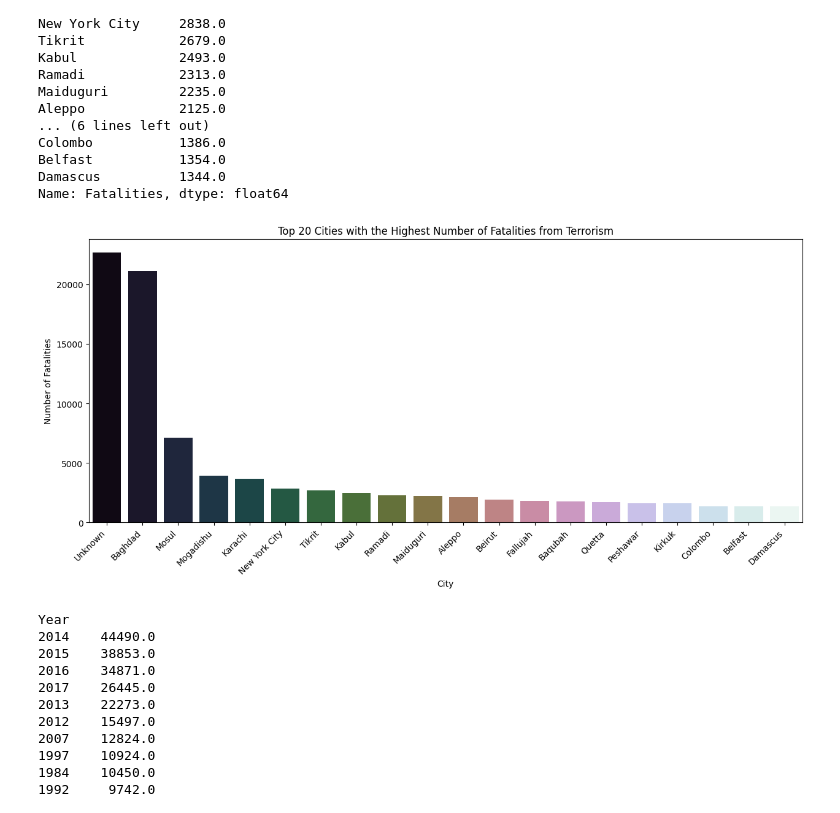
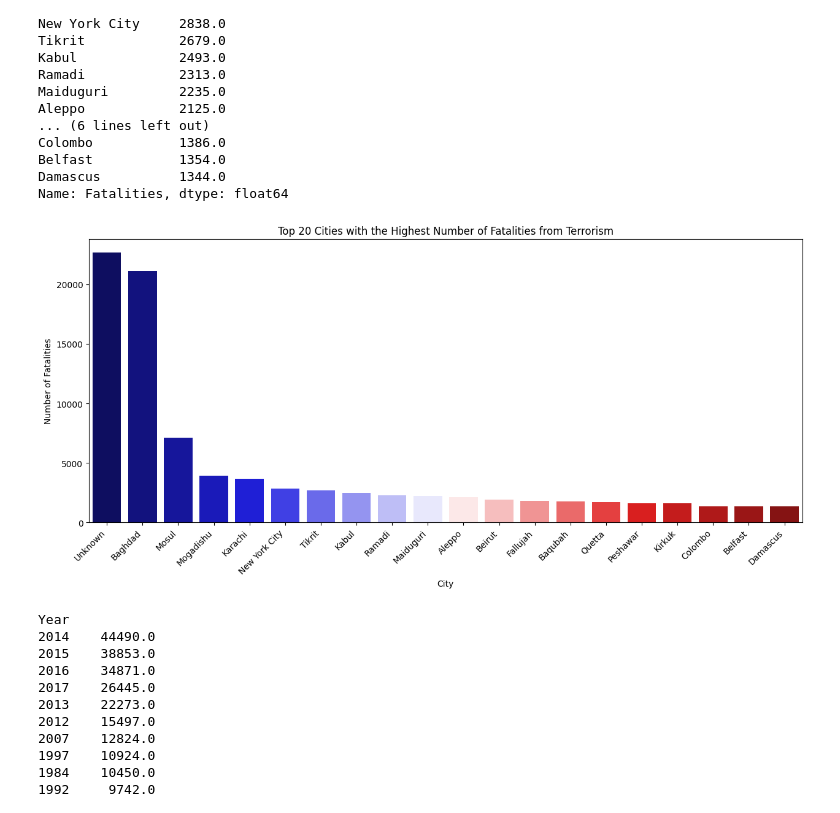
Before and after one commit to hitcaff/GLOBAL-TERRORISM-ANALYSIS, a Jupyter notebook: Hitesh_Srivastava__Global_Terrorism_Analysis_Capstone_Project.ipynb, the cells around one changed output. Cells and saved outputs as stored; diff of their text form; code cells hidden in the pictures.

```diff
--- a/Hitesh_Srivastava__Global_Terrorism_Analysis_Capstone_Project.ipynb
+++ b/Hitesh_Srivastava__Global_Terrorism_Analysis_Capstone_Project.ipynb
@@ -602,17 +605,16 @@ Belfast           1354.0
 Damascus          1344.0
 Name: Fatalities, dtype: float64
 # %%
-#Visualizing the number of killed by cities
 
 plt.figure(figsize=(15, 6))
-sns.barplot(x='City', y='Fatalities', data=top_20_kills_by_city, palette='cubehelix')
+sns.barplot(x=top_20_kills_by_city.index, y=top_20_kills_by_city.values, palette='seismic')
 plt.title('Top 20 Cities with the Highest Number of Fatalities from Terrorism')
 plt.xlabel('City')
 plt.ylabel('Number of Fatalities')
 plt.xticks(rotation=45, ha='right')
 plt.show()
 # %% [output]
-[figure, old version]
+[figure, new version]
 # %%
 # number of people killed by years
 
```
Also changed, not shown: parts of 7 cells of this notebook.
